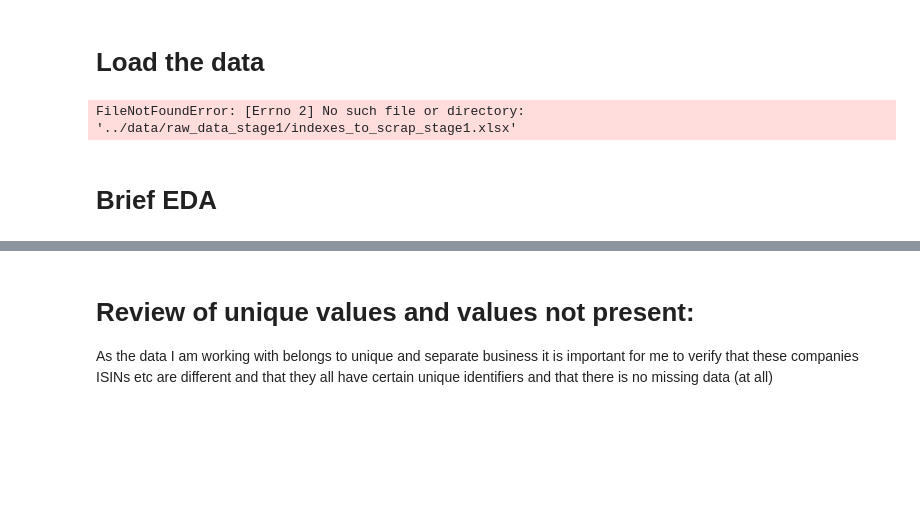
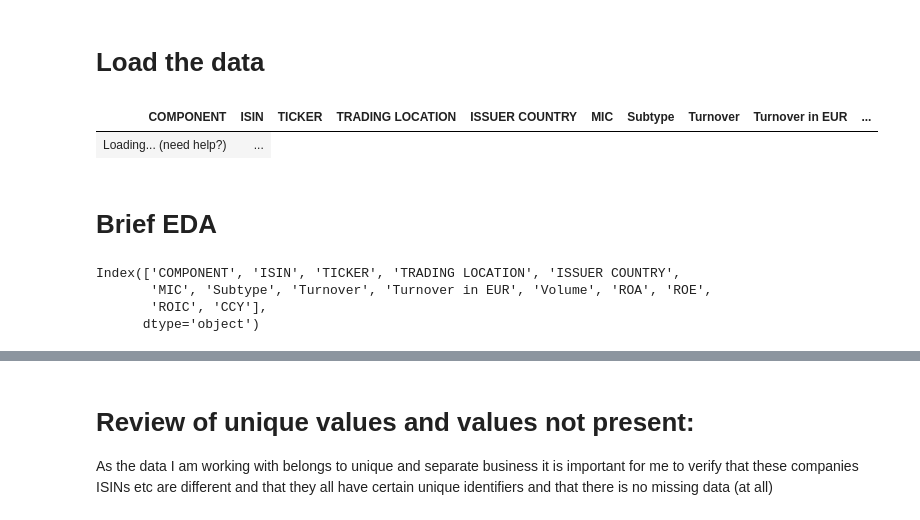
Before and after one commit to cmimholz/hslu-cip, a Jupyter notebook: Group8__ImholzA_AntonB_GonzalezC/Gonzalez_Rodrigo_studentC/Code/GonzalezAlonso_Rodrigo_script_studentC.ipynb, the cells around one changed output, grey strips where cells are left out. Saved outputs shown, nothing was run; the diff lists cells and outputs as text; code cells hidden in the pictures; blank space fills up the shorter version.

```diff
--- a/Group8__ImholzA_AntonB_GonzalezC/Gonzalez_Rodrigo_studentC/Code/GonzalezAlonso_Rodrigo_script_studentC.ipynb
+++ b/Group8__ImholzA_AntonB_GonzalezC/Gonzalez_Rodrigo_studentC/Code/GonzalezAlonso_Rodrigo_script_studentC.ipynb
@@ -44,18 +44,23 @@ is loading...
 # Load the data
 # %%
 # Load the data from an Excel file into the pandas DataFrame named 'data'
-data = pd.read_excel('../data/raw_data_stage1/indexes_to_scrap_stage1.xlsx')
 
-"C:\Users\rodri\OneDrive\Documentos\GitHub\hslu-cip2\data\raw_data_stage1\indexes_to_scrap_stage1.xlsx"
+data = pd.read_excel('../Data/GonzalezAlonso_Rodrigo_studentC_stage1.xlsx')
 
 # Head to get a preview of the data
 data.head()
 # %% [output]
-FileNotFoundError: [Errno 2] No such file or directory: '../data/raw_data_stage1/indexes_to_scrap_stage1.xlsx'
+| COMPONENT | ISIN | TICKER | TRADING LOCATION | ISSUER COUNTRY | MIC | Subtype | Turnover | Turnover in EUR | ... |
+| Loading... (need help?) | ... |
 # %% [markdown]
 # Brief EDA
 # %%
 data.columns
+# %% [output]
+Index(['COMPONENT', 'ISIN', 'TICKER', 'TRADING LOCATION', 'ISSUER COUNTRY',
+       'MIC', 'Subtype', 'Turnover', 'Turnover in EUR', 'Volume', 'ROA', 'ROE',
+       'ROIC', 'CCY'],
+      dtype='object')
 # %%
 # Print the concise summary of the DataFrame, including the number of non-null values in each column
 print(data.info())
```
Also changed, not shown: parts of 21 cells of this notebook, 5 other files.
